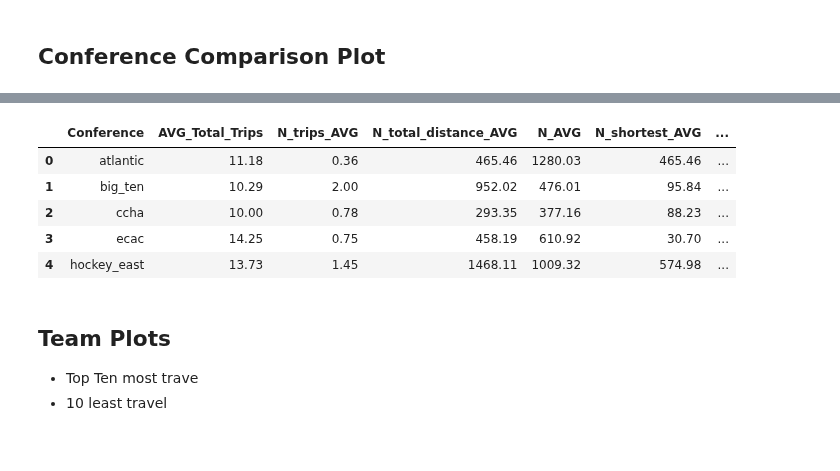
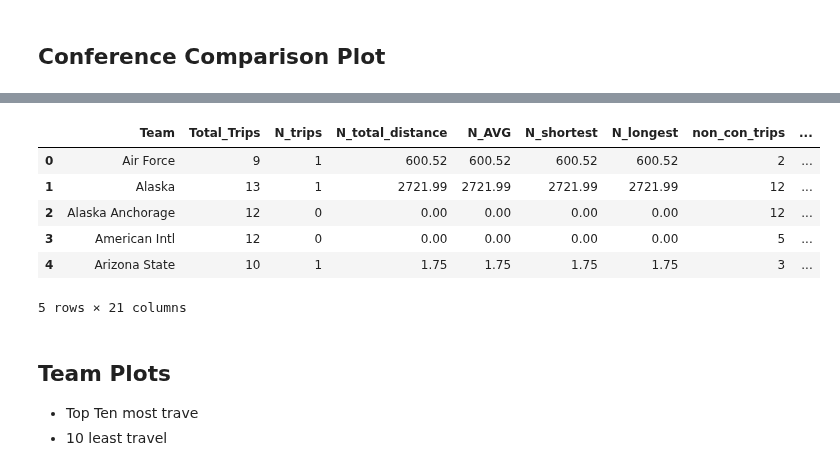
Before and after one commit to JSmith1826/college_hockey_2425, a Jupyter notebook: workbook/distance_traveled_viz.ipynb, the cells around one changed output, grey strips where cells are left out. Cells and saved outputs as stored; diff of their text form; code cells hidden in the pictures.

Commit message:
team distance plots looking good

```diff
--- a/workbook/distance_traveled_viz.ipynb
+++ b/workbook/distance_traveled_viz.ipynb
@@ -343,12 +602,13 @@ plot_average_road_trip(conf_df, logo_mapping, logo_folder, img_folder, temp_fold
 # %%
-conf_df.head()
+team_df.head()
 # %% [output]
-|  | Conference | AVG_Total_Trips | N_trips_AVG | N_total_distance_AVG | N_AVG | N_shortest_AVG | ... |
-| 0 | atlantic | 11.18 | 0.36 | 465.46 | 1280.03 | 465.46 | ... |
-| 1 | big_ten | 10.29 | 2.00 | 952.02 | 476.01 | 95.84 | ... |
-| 2 | ccha | 10.00 | 0.78 | 293.35 | 377.16 | 88.23 | ... |
-| 3 | ecac | 14.25 | 0.75 | 458.19 | 610.92 | 30.70 | ... |
-| 4 | hockey_east | 13.73 | 1.45 | 1468.11 | 1009.32 | 574.98 | ... |
+|  | Team | Total_Trips | N_trips | N_total_distance | N_AVG | N_shortest | N_longest | non_con_trips | ... |
+| 0 | Air Force | 9 | 1 | 600.52 | 600.52 | 600.52 | 600.52 | 2 | ... |
+| 1 | Alaska | 13 | 1 | 2721.99 | 2721.99 | 2721.99 | 2721.99 | 12 | ... |
+| 2 | Alaska Anchorage | 12 | 0 | 0.00 | 0.00 | 0.00 | 0.00 | 12 | ... |
+| 3 | American Intl | 12 | 0 | 0.00 | 0.00 | 0.00 | 0.00 | 5 | ... |
+| 4 | Arizona State | 10 | 1 | 1.75 | 1.75 | 1.75 | 1.75 | 3 | ... |
+5 rows × 21 columns
 # %% [markdown]
 ## Team Plots
 - Top Ten most trave
```
Also changed, not shown: parts of 15 cells of this notebook, 1 other file.
